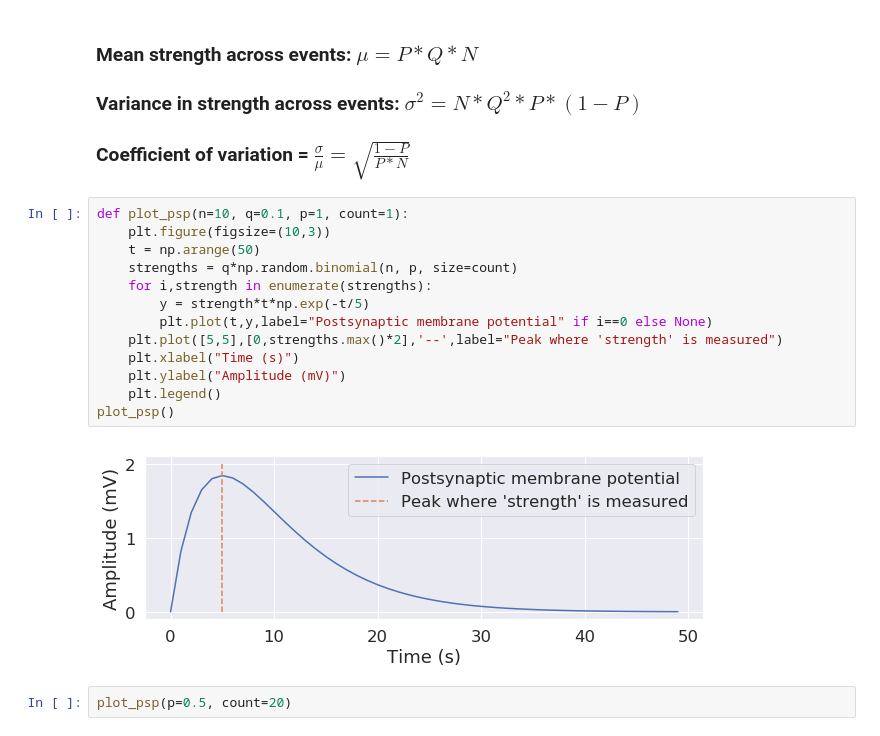
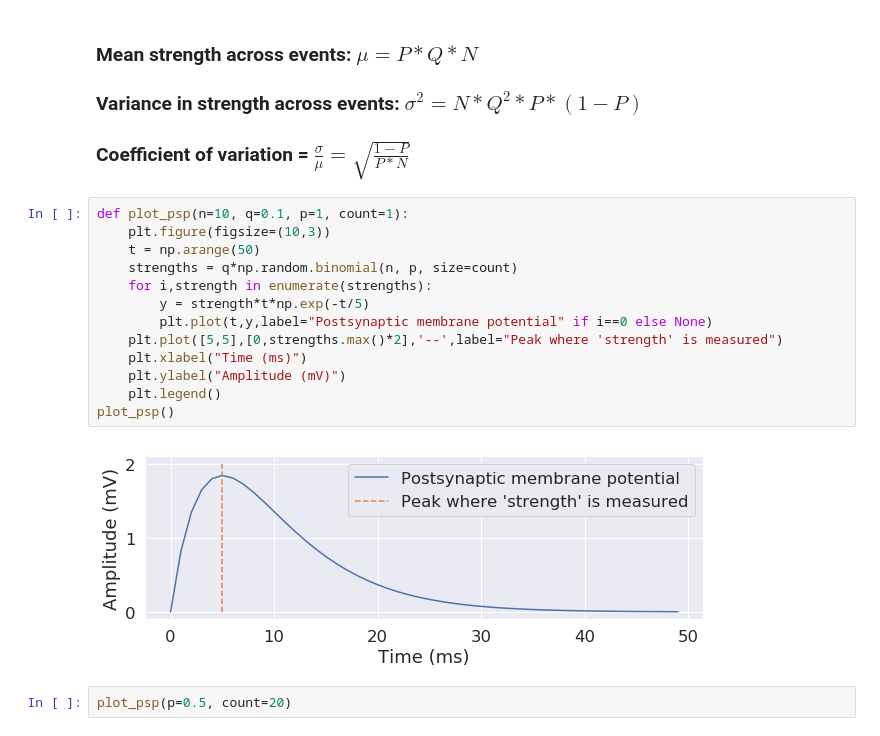
Before and after one commit to rgerkin/dacn-lectures, a Jupyter notebook: synapses.ipynb, the cells around one changed output. Drawn from its saved outputs; the diff is of its cells as text.

```diff
--- a/synapses.ipynb
+++ b/synapses.ipynb
@@ -109,18 +109,18 @@ Starting simulation at t=0. s for a duration of 1. s
 # %%
 def plot_psp(n=10, q=0.1, p=1, count=1):
     plt.figure(figsize=(10,3))
     t = np.arange(50)
     strengths = q*np.random.binomial(n, p, size=count)
     for i,strength in enumerate(strengths):
         y = strength*t*np.exp(-t/5)
         plt.plot(t,y,label="Postsynaptic membrane potential" if i==0 else None)
     plt.plot([5,5],[0,strengths.max()*2],'--',label="Peak where 'strength' is measured")
-    plt.xlabel("Time (s)")
+    plt.xlabel("Time (ms)")
     plt.ylabel("Amplitude (mV)")
     plt.legend()
 plot_psp()
 # %% [output]
-[figure, old version]
+[figure, new version]
 # %%
 plot_psp(p=0.5, count=20)
 # %% [output]
```
Also changed, not shown: 3 other files.
